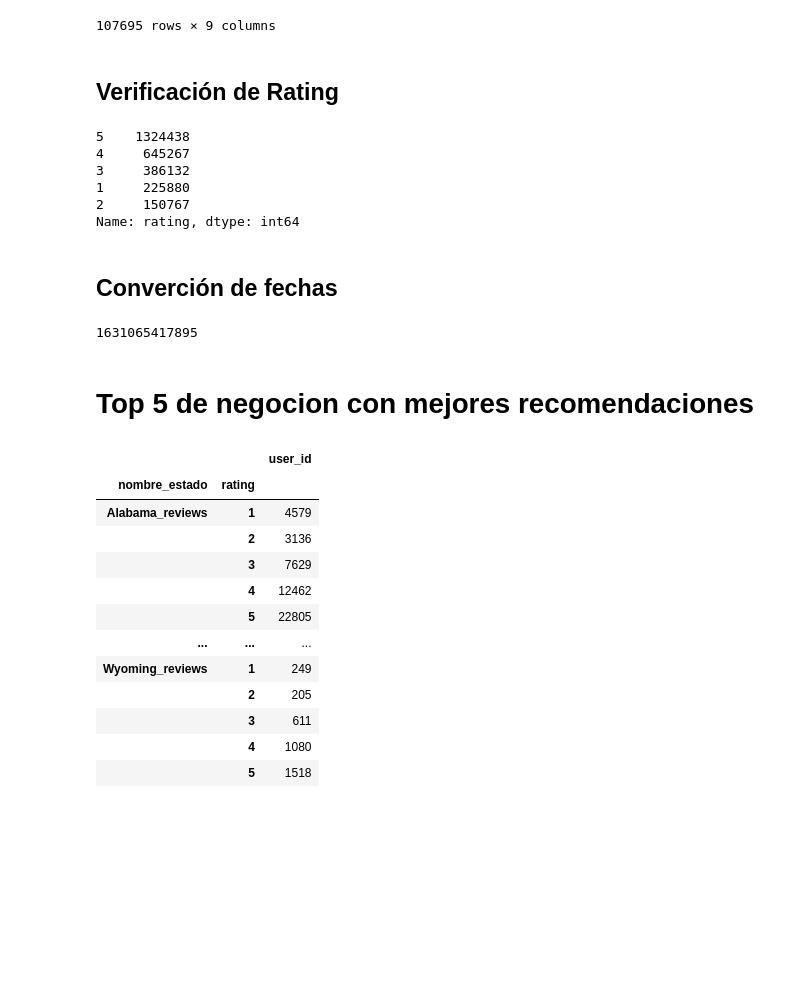
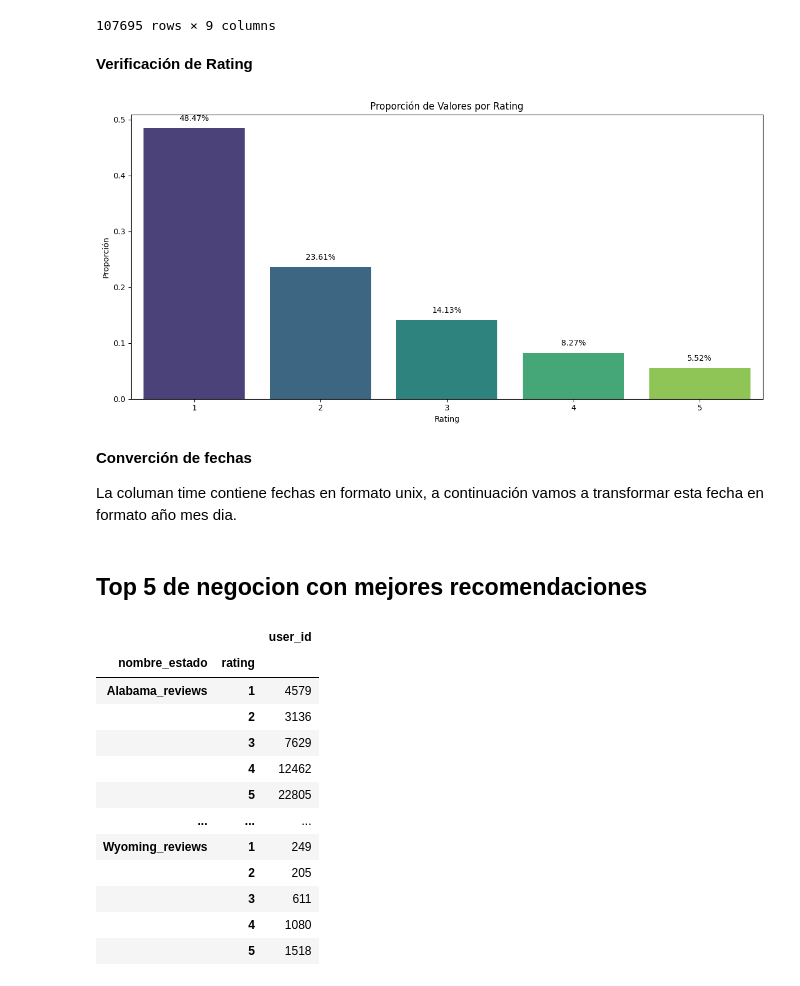
Before and after one commit to Marianopopov/Google_Yelp_Recommend, a Jupyter notebook: notebooks/EDA_Google/eda_google.ipynb, the cells around one changed output. Cells and saved outputs as stored; diff of their text form; code cells hidden in the pictures; blank space fills up the shorter version.

```diff
--- a/notebooks/EDA_Google/eda_google.ipynb
+++ b/notebooks/EDA_Google/eda_google.ipynb
@@ -92,25 +114,31 @@ estados[estados.duplicated()]
 # %%
 estados.drop_duplicates(inplace=True)
 # %% [markdown]
-## Verificación de Rating
+**Verificación de Rating**
-# %%
-estados['rating'].value_counts()
-# %% [output]
-5    1324438
-4     645267
-3     386132
-1     225880
-2     150767
-Name: rating, dtype: int64
-# %% [markdown]
-## Converción de fechas
-# %%
-import pandas as pd
-from datetime import datetime
-
-estados['time'].max()
-# %% [output]
-1631065417895
+# %%
+# Calcula la proporción por rating
+proporcion_rating = estados['rating'].value_counts() / len(estados)
+
+# Crea un gráfico de barras
+plt.figure(figsize=(12, 6))
+sns.barplot(x=[1,2,3,4,5], y=proporcion_rating.values, palette='viridis')
+
+# Anota los números en las barras
+for i, valor in enumerate(proporcion_rating.values):
+    plt.text(i, valor + 0.01, f'{valor:.2%}', ha='center', va='bottom', rotation=0)
+
+plt.title('Proporción de Valores por Rating')
+plt.xlabel('Rating')
+plt.ylabel('Proporción')
+plt.xticks(rotation=0, ha='center')  # Ajusta la rotación de las etiquetas del eje x
+plt.tight_layout()  # Ajusta el diseño para evitar cortar las etiquetas
+plt.show()
+# %% [output]
+[figure, added]
+# %% [markdown]
+**Converción de fechas**
+
+La columan time contiene fechas en formato unix, a continuación vamos a transformar esta fecha en formato año mes dia.
 # %%
 from datetime import datetime
 
@@ -128,5 +159,5 @@ estados.drop(columns=['time','resp_time'],inplace=True)
 # %% [markdown]
-# Top 5 de negocion con mejores recomendaciones
+## Top 5 de negocion con mejores recomendaciones
 # %%
 estados[['nombre_estado','rating','user_id']].groupby(['nombre_estado','rating']).count()
 # %% [output]
```
Also changed, not shown: parts of 23 cells of this notebook.
